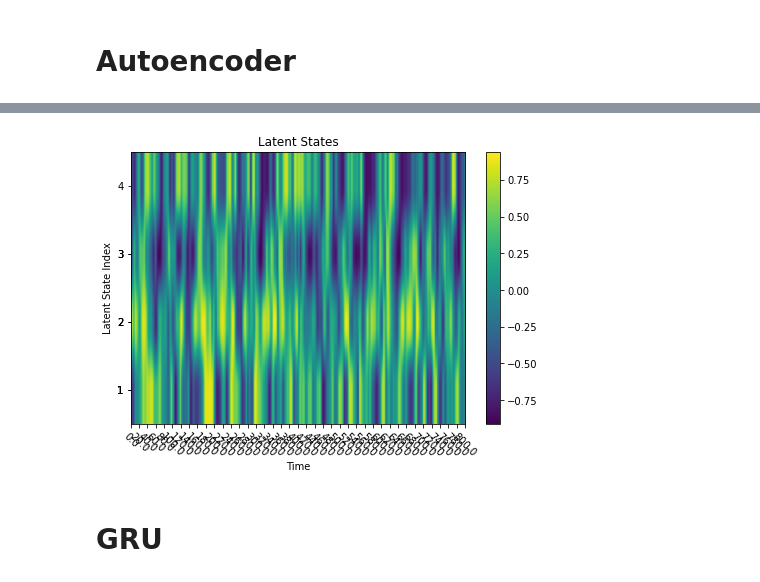
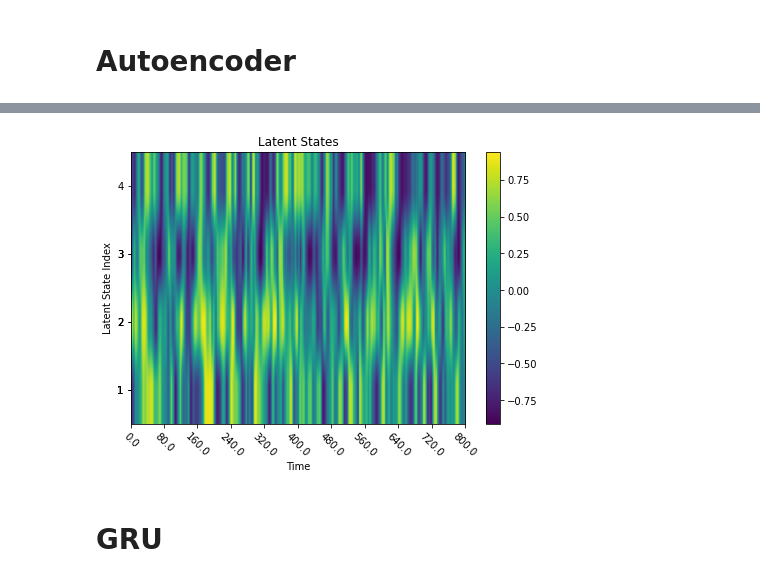
Before and after one commit to thisisrohan/MLROM, a Jupyter notebook: KS/LoadingRNN-GRU-PredictionHorizon-AutoRegressiveMode.ipynb, the cells around one changed output, grey strips where cells are left out. Drawn from its saved outputs; the diff is of its cells as text; code cells hidden in the pictures.

```diff
--- a/KS/LoadingRNN-GRU-PredictionHorizon-AutoRegressiveMode.ipynb
+++ b/KS/LoadingRNN-GRU-PredictionHorizon-AutoRegressiveMode.ipynb
@@ -75,7 +75,7 @@ print(tf.__version__)
 from numpy import *
 
 # RNN directory
-dir_name_rnn = os.getcwd()+'/saved_rnn/rnn_007'
+dir_name_rnn = os.getcwd()+'/saved_rnn/rnn_004'
 
 # reading AE directory
 with open(dir_name_rnn + '/sim_data_AE_params.txt') as f:
@@ -271,14 +273,14 @@ num_latent_states = latent_states_all.shape[1]
 # %%
 plot_latent_states_KS(
     boundary_idx_arr,
     latent_states_all,
     delta_t,
     dir_name_ae,
-    xticks_snapto=20,
+    xticks_snapto=int(40*np.round((T//10)/40)),
     num_yticks=11,
     save_figs=False)
 # %% [output]
-[figure, old version]
+[figure, new version]
 # %%
 # for i in range(ae_net.layers):
 #     tf.keras.utils.plot_model(
```
Also changed, not shown: parts of 14 cells of this notebook, 5 other files.
